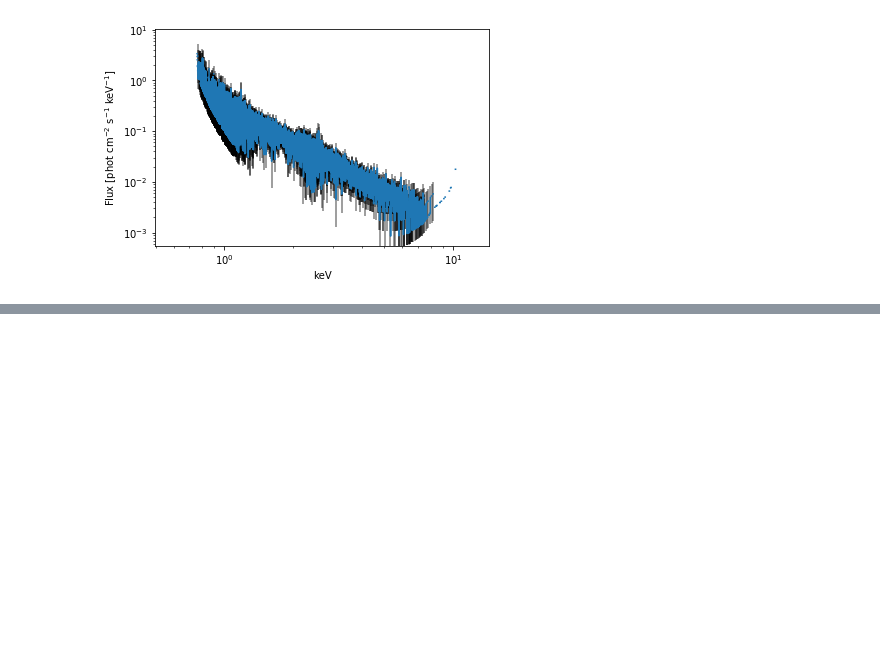
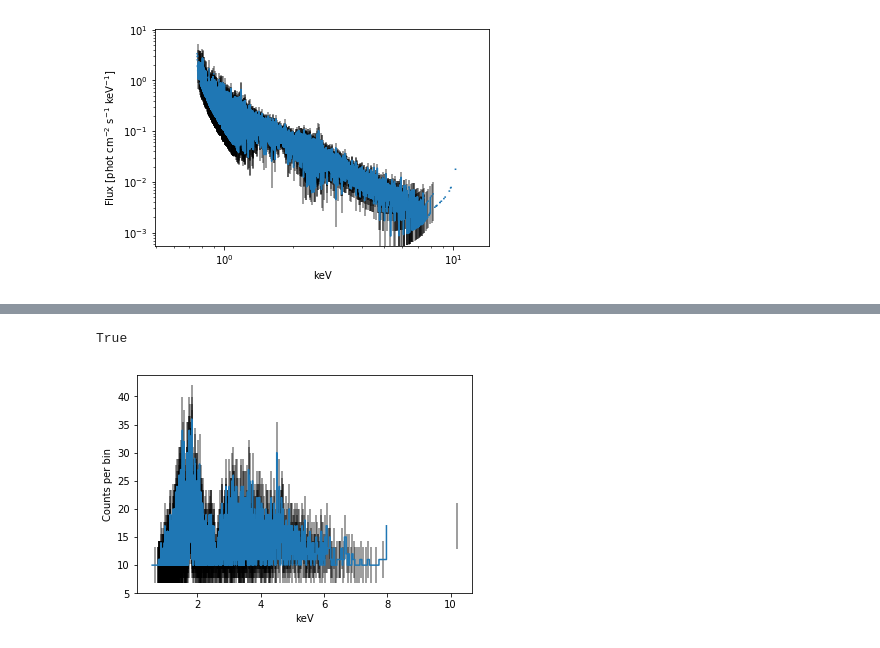
Before and after one commit to eblur/pyxsis, a Jupyter notebook: notebooks/Binned_Spectrum.ipynb, the cells around one changed output, grey strips where cells are left out. Saved outputs shown, nothing was run; the diff lists cells and outputs as text; code cells hidden in the pictures; blank space fills up the shorter version.

```diff
--- a/notebooks/Binned_Spectrum.ipynb
+++ b/notebooks/Binned_Spectrum.ipynb
@@ -87,0 +96,9 @@ plt.loglog()
+# %%
+all(test_counts >= 10)
+# %% [output]
+True
+# %%
+ax = plt.subplot(111)
+xpysis.plot_counts(ax, mrk421)
+# %% [output]
+[figure, added]
```
Also changed, not shown: parts of 6 cells of this notebook, 1 other file.
